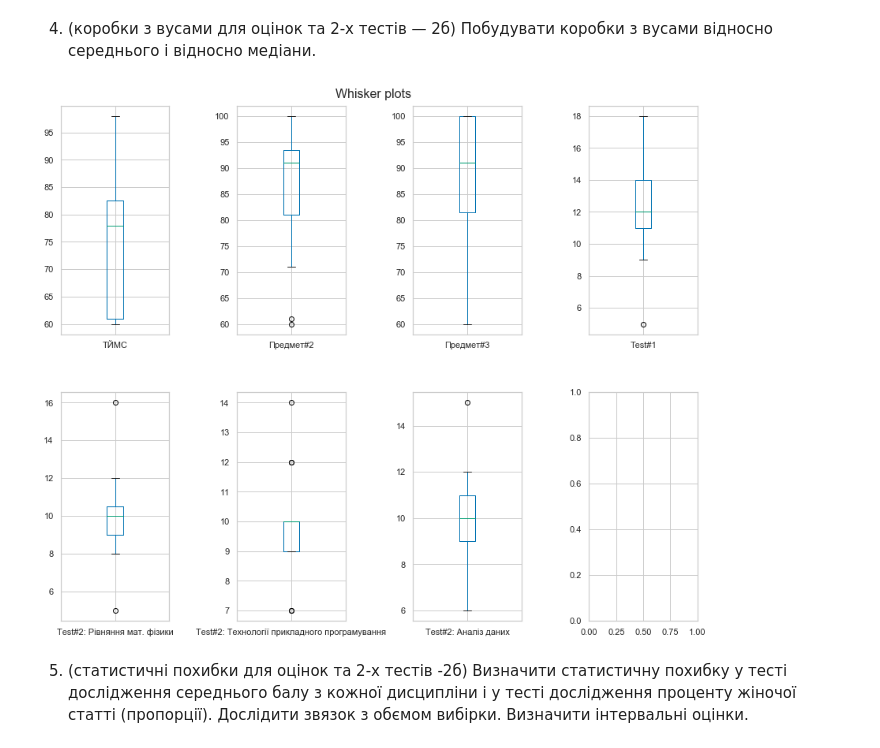
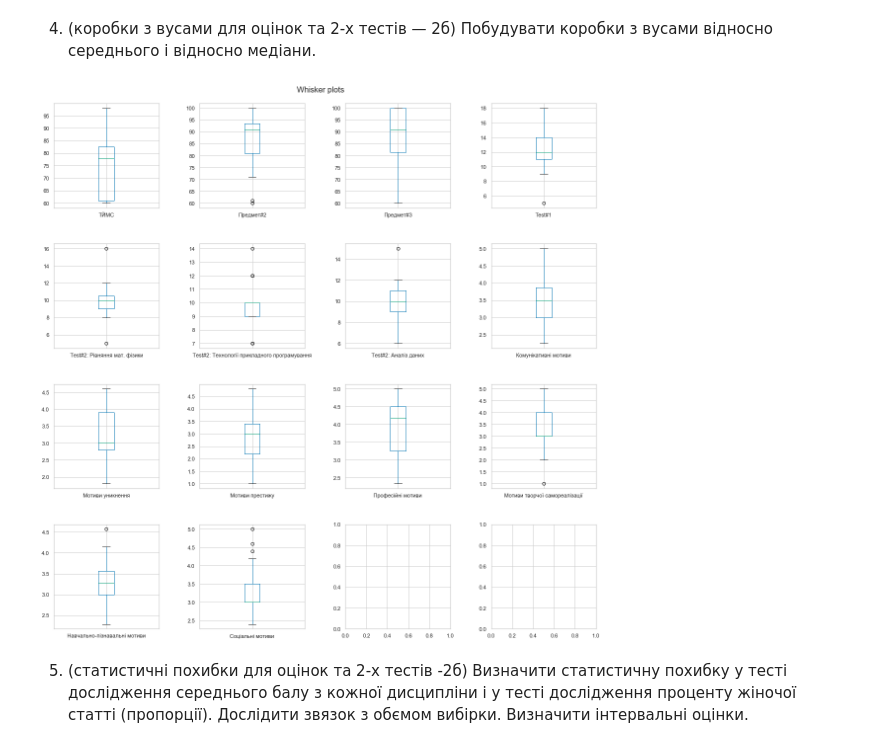
Before and after one commit to EddieKro/Data-Analysis, a Jupyter notebook: projects/poll/PM4_EDA.ipynb, the cells around one changed output. Saved outputs shown, nothing was run; the diff lists cells and outputs as text; code cells hidden in the pictures.

```diff
--- a/projects/poll/PM4_EDA.ipynb
+++ b/projects/poll/PM4_EDA.ipynb
@@ -264,19 +264,19 @@ pd.DataFrame([magic.mean(data[quant_cols]),magic.variance(data[quant_cols]),magi
 # %% [markdown]
 4. (коробки з вусами для оцінок та 2-х тестів — 2б) Побудувати коробки з вусами відносно середнього і відносно медіани.
 # %%
-cols = ['ТЙМС','Предмет#2','Предмет#3','Test#1','Test#2: Рівняння мат. фізики','Test#2: Технології прикладного програмування','Test#2: Аналіз даних']
+cols = ['ТЙМС','Предмет#2','Предмет#3','Test#1','Test#2: Рівняння мат. фізики','Test#2: Технології прикладного програмування','Test#2: Аналіз даних'] + list(scales_dict.keys())
 
-fig,axs = plt.subplots(2,4,figsize=(12,10))
+fig,axs = plt.subplots(4,4,figsize=(16,16))
 
 fig.tight_layout(h_pad=5, w_pad=5)
 fig.suptitle('Whisker plots',fontsize=16)
 fig.subplots_adjust(top=0.95)
 
 for i,col in enumerate(cols):
     i1,i2 = i//4,i%4
     data[col].plot(ax=axs[i1,i2],kind='box')
 # %% [output]
-[figure, old version]
+[figure, new version]
 # %% [markdown]
 5. (статистичні похибки для оцінок та 2-х тестів -2б) Визначити статистичну похибку у тесті дослідження середнього балу з кожної дисципліни і у тесті дослідження проценту жіночої статті  (пропорції). Дослідити звязок з обємом вибірки. Визначити інтервальні оцінки.
 # %%
```
